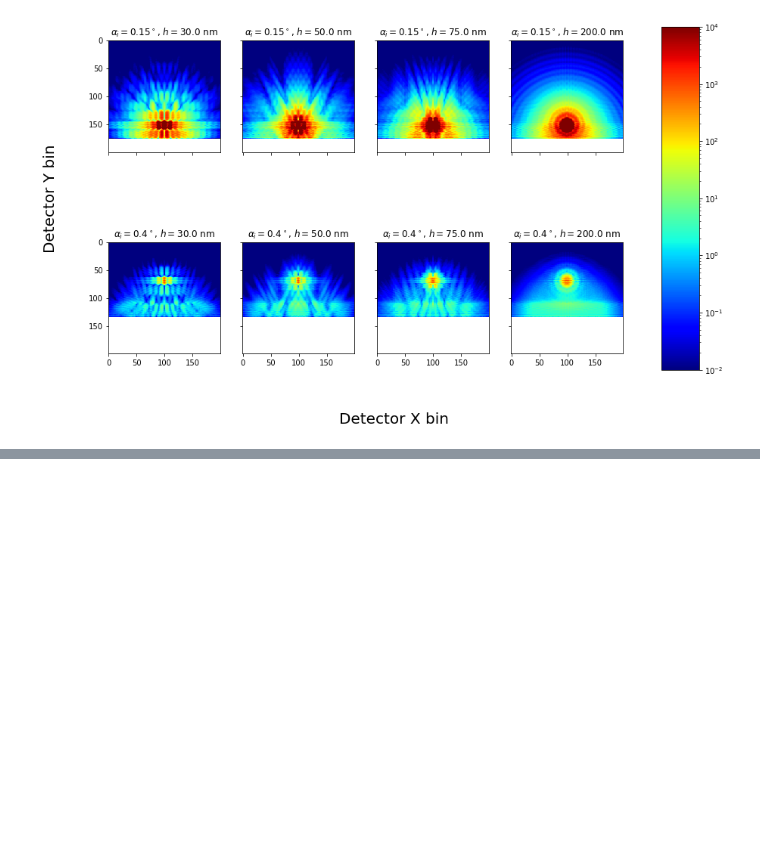
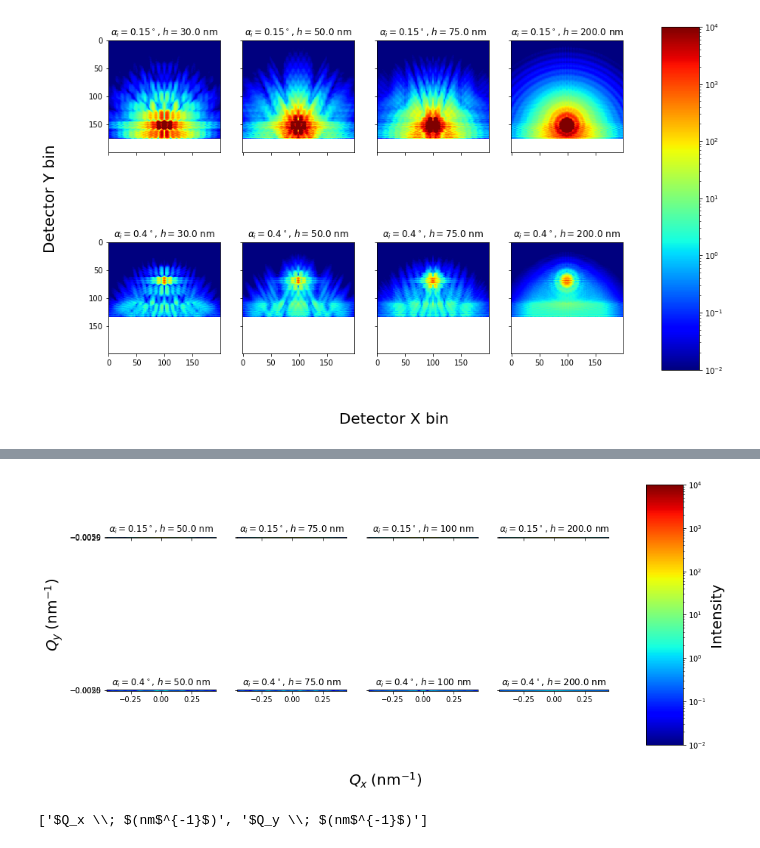
Before and after one commit to juanmcloaiza/randomstuff, a Jupyter notebook: 1dPyramidArrayBornAgain/1dPyramidArray.ipynb, the cells around one changed output, grey strips where cells are left out. Saved outputs shown, nothing was run; the diff lists cells and outputs as text; code cells hidden in the pictures; blank space fills up the shorter version.

```diff
--- a/1dPyramidArrayBornAgain/1dPyramidArray.ipynb
+++ b/1dPyramidArrayBornAgain/1dPyramidArray.ipynb
@@ -480,0 +571,31 @@ alpha_i = 0.4...
+# %%
+I = len(alpha_height_arr)
+J = len(alpha_height_arr[0])
+
+fig, ax = plt.subplots(I,J,sharex=True, sharey=True,figsize=(14,7))
+for i in range(I):
+    for j in range(J):
+        axes_limits = ba.get_axes_limits(alpha_height_arr[i][j][0], ba.AxesUnits.QXQY)
+        axes_labels = ba.get_axes_labels(alpha_height_arr[i][j][0], ba.AxesUnits.QXQY)
+        image = alpha_height_arr[i][j][0].array()
+        title = alpha_height_arr[i][j][1]
+        im = ax[i,j].imshow(image, norm=matplotlib.colors.LogNorm(), aspect = extent=axes_limits, cmap="jet", vmin=1e-2, vmax=1e4)
+        ax[i,j].set_title(title)
+
+fig.subplots_adjust(right=0.8)
+cbar_ax = fig.add_axes([0.85, 0.15, 0.05, 0.7])
+cb = fig.colorbar(im, cax=cbar_ax)
+cb.set_label("Intensity", fontsize=20)
+
+fig.text(0.5, 0.04, axes_labels[0], ha='center', fontsize=20)
+fig.text(0.04, 0.5, axes_labels[1], va='center', fontsize=20, rotation='vertical')
+
+
+#plt.show()
+plt.savefig("with_direct_beam_correction.pdf")
+# %% [output]
+[figure, added]
+# %%
+ba.get_axes_labels(alpha_height_arr[i][j][0], ba.AxesUnits.
+# %% [output]
+['$Q_x \\; $(nm$^{-1}$)', '$Q_y \\; $(nm$^{-1}$)']
```
Also changed, not shown: parts of 8 cells of this notebook, 1 other file.
